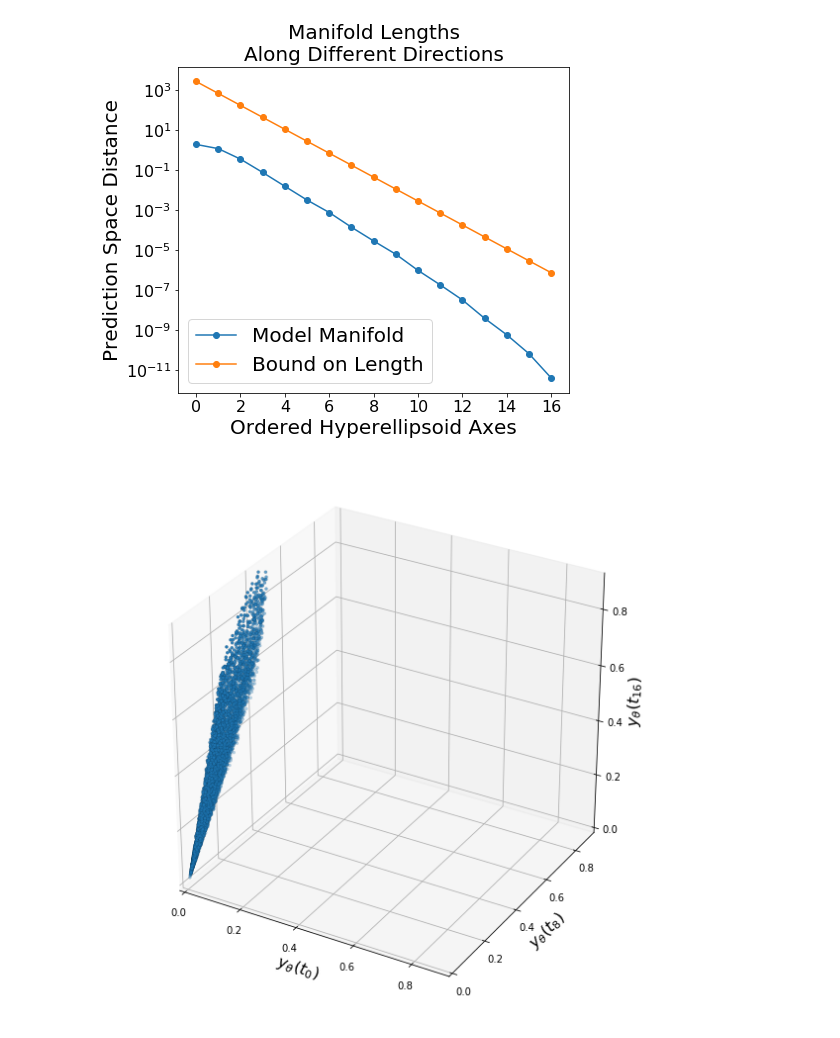
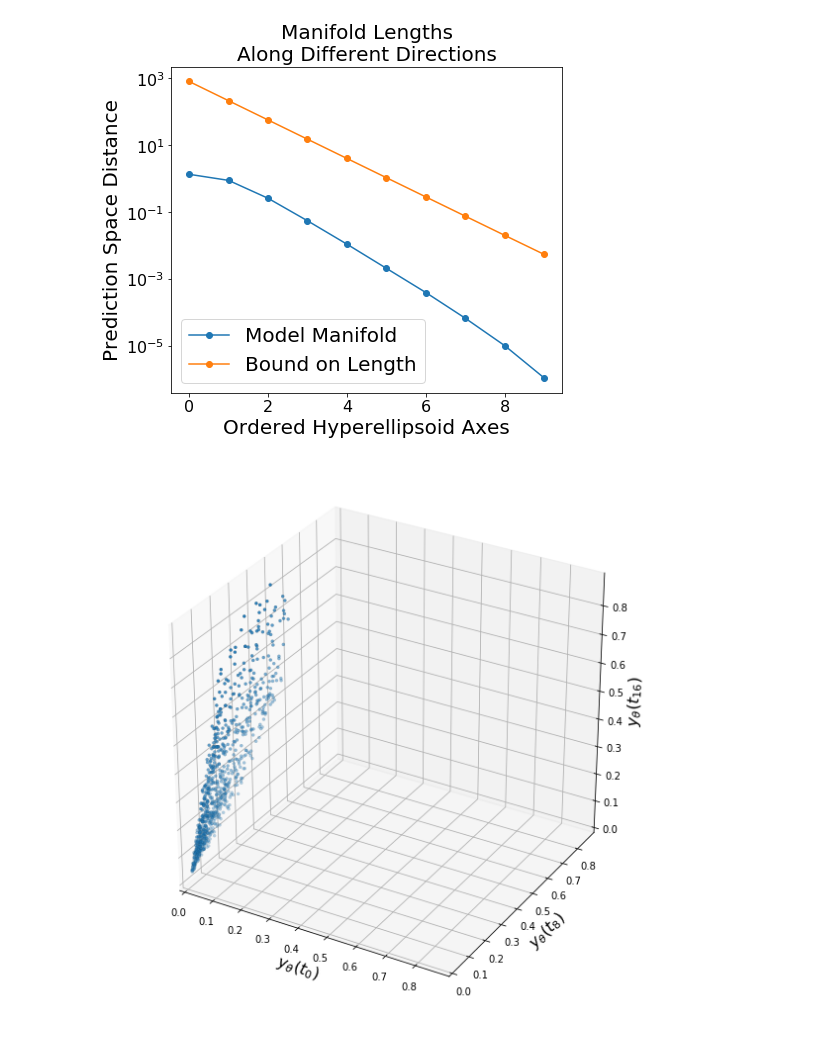
Before and after one commit to katnquinn/Bounding_Model_Predictions, a Jupyter notebook: Reaction Rates.ipynb, the cells around one changed output. Saved outputs shown, nothing was run; the diff lists cells and outputs as text; code cells hidden in the pictures.

```diff
--- a/Reaction Rates.ipynb
+++ b/Reaction Rates.ipynb
@@ -47,8 +49,7 @@ def useParam(theta1,theta2,theta3,theta4,xList,C=1,R=1):
     return True
 
 def findParam(xList,thetaNumRange,thetaDemRange,C=1,R=1):
-    theta1,theta2 = 10**(thetaNumRange * (np.random.rand(2)*2-1))
-    theta3,theta4 = 10**(thetaDemRange * (np.random.rand(2)*2-1))
+    theta1,theta2,theta3,theta4 = [10**(thetaNumRange * (random.random()*2-1)) for i in range(4)]
     if useParam(theta1,theta2,theta3,theta4,xList,C=C,R=R):
         return [theta1,theta2,theta3,theta4]
 # %%
@@ -74,16 +75,22 @@ def Ellipse_params(C, R, k):
     rho = r + np.sqrt(r**2 + 1)
     return np.array([rho, M, r])
 # %%
-xList = np.linspace(0,2,17)
+xList = np.linspace(0,2,11)
 C = 1
 R = 2
 thetaNumRange = 1
 thetaDemRange = 1
 thetas = []
-thetas = Parallel(n_jobs=8)(delayed(findParam)(xList,thetaNumRange,thetaDemRange,C=C,R=R) for i in range(10**5))
+
+start_time = time.time()
+
+thetas = Parallel(n_jobs=14)(delayed(findParam)(xList,thetaNumRange,thetaDemRange,C=C,R=R) for i in range(33*10**4))
 points = []
 for thetaSet in thetas:
     if thetaSet != None:
         points.append(thetaSet)
 print(len(thetas))
 print(len(points))
+
+elapsed_time = time.time() - start_time
+print(time.strftime("%H:%M:%S", time.gmtime(elapsed_time)))
@@ -93,3 +97,3 @@ print(len(points))
 # %%
-sampledPoints = [{'thetaList':thetaSet, 'xList':xList, 'pointVals':velocity(theta1,theta2,theta3,theta4,xList)} for theta1,theta2,theta3,theta4 in points]
+sampledPoints = [{'thetaList':[theta1,theta2,theta3,theta4], 'xList':xList, 'pointVals':velocity(theta1,theta2,theta3,theta4,xList)} for theta1,theta2,theta3,theta4 in points]
 # %%
@@ -173,35 +177,35 @@ plt.title('Manifold Lengths\nAlong Different Directions',fontsize=20)
 plt.legend(fontsize=20,loc='lower left')
 plt.show()
 # %% [output]
-[figure, old version]
+[figure, new version]
 # %%
 fig = plt.figure(figsize=(10,10))
 ax = fig.add_subplot(111, projection='3d')
 
 #proj = np.dot([p['pointVals'] for p in sampledPoints0],u)
 
 allPoints = np.array([p['pointVals'] for p in sampledPoints])
 
-pointsX = allPoints[:,0]
-pointsY = allPoints[:,8]
-pointsZ = allPoints[:,16]
+pointsX = allPoints[:,1]
+pointsY = allPoints[:,4]
+pointsZ = allPoints[:,9]
 
 ax.scatter3D(pointsX,pointsY,pointsZ,color='C0',edgecolors='black',s=10,linewidth=0.1,label='Model Predictions')
 
 # Adjustment of the axes, so that they all have the same span:
 max_radius = max([max(pointsX),max(pointsY),max(pointsZ)])
 for axis in 'xyz':
     getattr(ax, 'set_{}lim'.format(axis))((0, max_radius))
 #ax.view_init(0,0)
 ax.set_xlabel(r'$y_{\theta}(t_{0})$',fontsize=16)
 ax.set_ylabel(r'$y_{\theta}(t_{8})$',fontsize=16)
 ax.set_zlabel(r'$y_{\theta}(t_{16})$',fontsize=16)
 
 plt.show()
 #trianglePlotBound(proj,['C1' for p in sampledPoints0],s,len(xList),dim=4)
 #trianglePlot(allPoints,['C1' for p in sampledPoints0],dim=5)
 # %% [output]
-[figure, old version]
+[figure, new version]
 # %%
 hullPoints = np.array([pointsX,pointsY,pointsZ]).T
 hull = ConvexHull(hullPoints)
```
Also changed, not shown: parts of 5 cells of this notebook, 1 other file.
